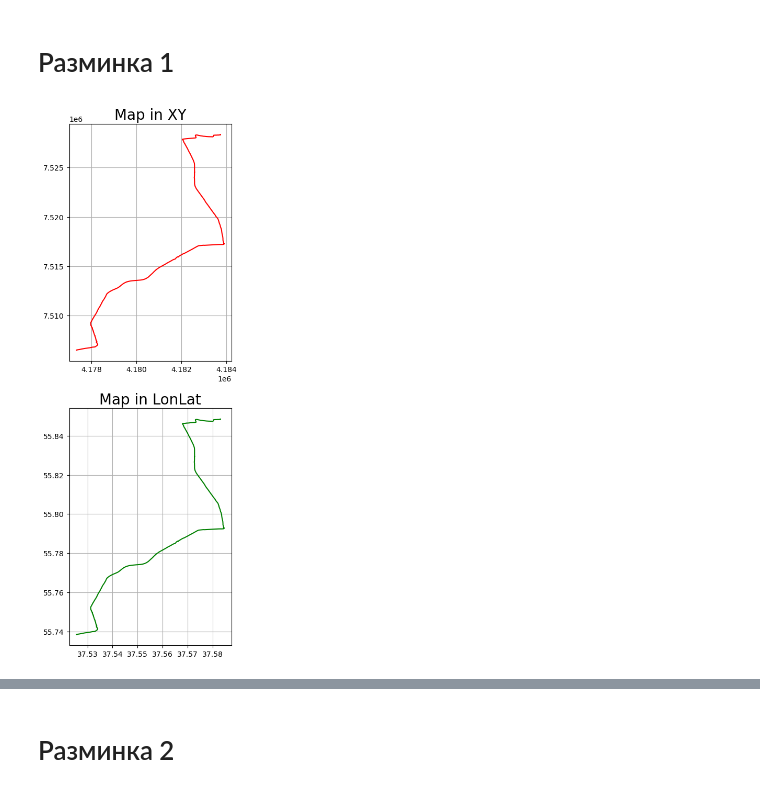
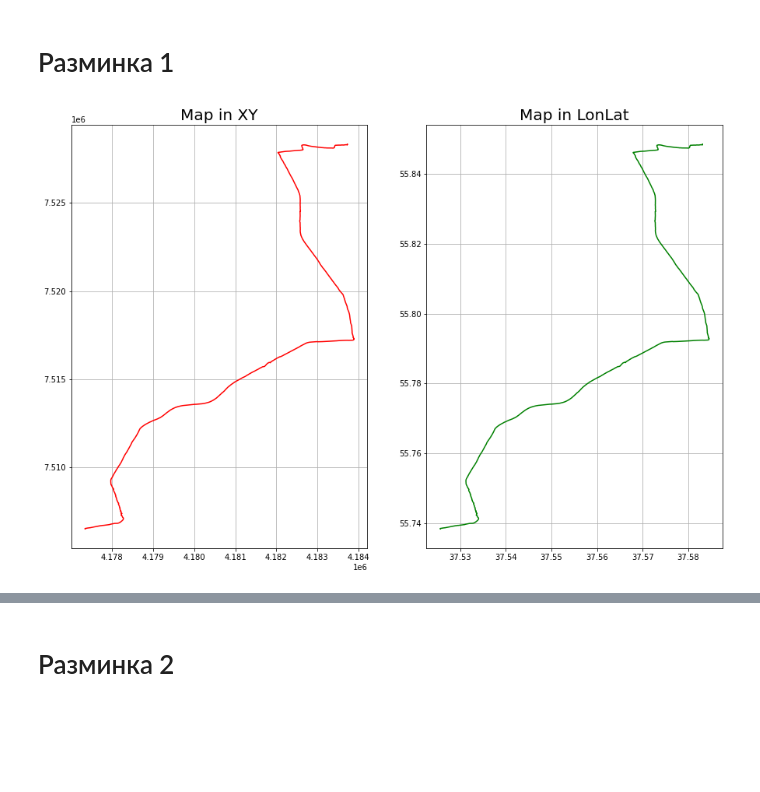
Before and after one commit to 1mm0rTaLzzz/SNAR_HW3_Kalman, a Jupyter notebook: HW3Kalman.ipynb, the cells around one changed output, grey strips where cells are left out. Saved outputs shown, nothing was run; the diff lists cells and outputs as text; code cells hidden in the pictures; blank space fills up the shorter version.

```diff
--- a/HW3Kalman.ipynb
+++ b/HW3Kalman.ipynb
@@ -32,28 +32,28 @@ latitude = df.iloc[:, 3].values.tolist()
 time = [x[12:] for x in time]
 # %%
 f=plt.figure()
-f.set_figwidth(4)
-f.set_figheight(20)
+f.set_figwidth(15)
+f.set_figheight(10)
 
 cy = []
 cx = []
 R = 6378137  # Radius of earth in M
 
 for i in range(len(longitude)):
     cy.append(math.log(math.tan(math.pi / 4 + math.radians(latitude[i]) / 2)) * R)
     cx.append(math.radians(longitude[i]) * R)
 
-plt.subplot(311)
+plt.subplot(121)
 plt.plot(cx,cy,'r')
 plt.title('Map in XY', fontsize=20)
 plt.grid()
 
-plt.subplot(312)
+plt.subplot(122)
 plt.plot(longitude,latitude,'g')
 plt.title('Map in LonLat', fontsize=20)
 plt.grid()
 # %% [output]
-[figure, old version]
+[figure, new version]
 # %%
 import folium
 
```
Also changed, not shown: parts of 13 cells of this notebook.
